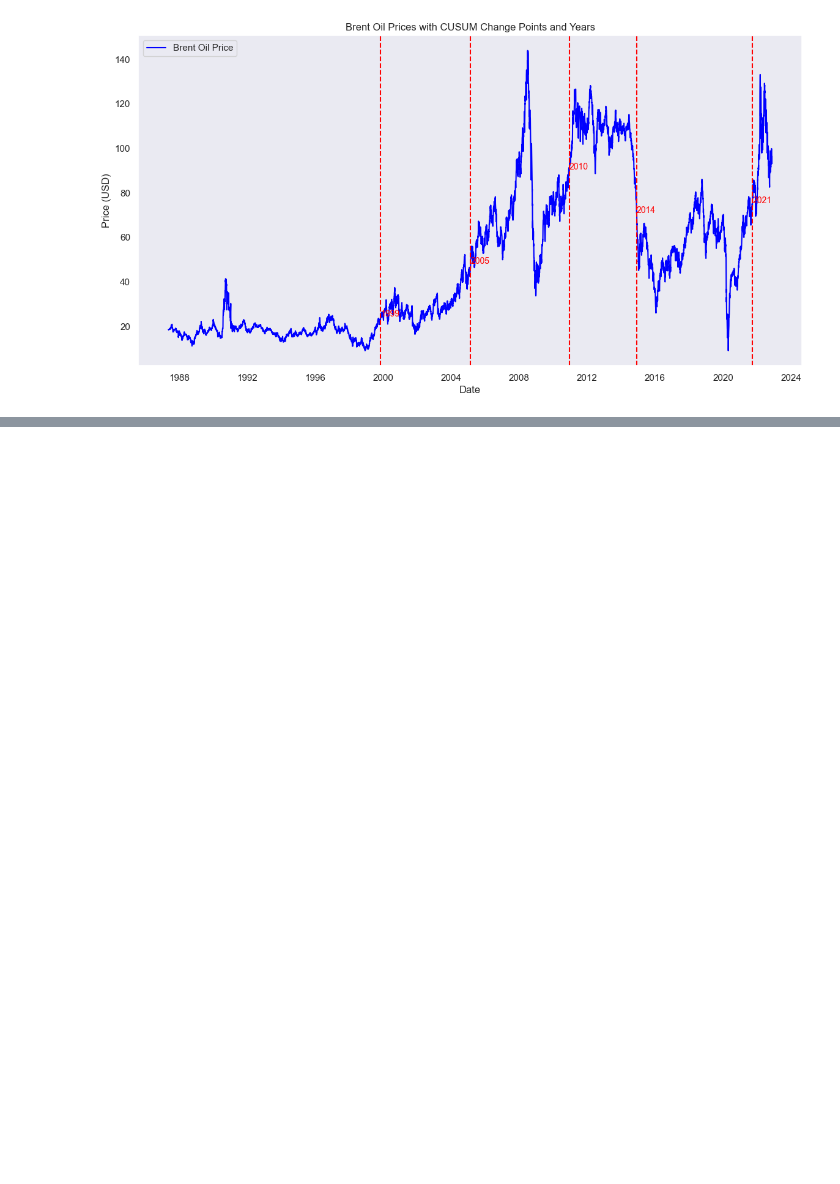
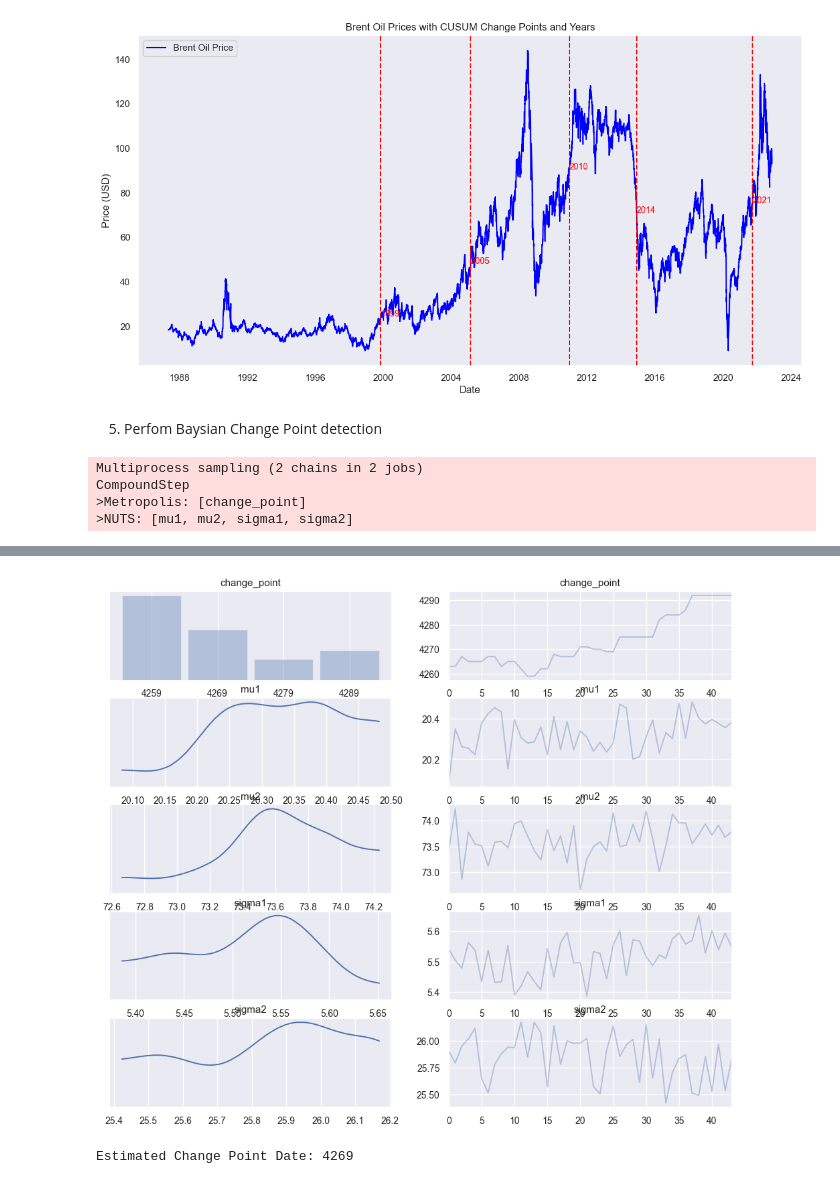
Before and after one commit to WildCayote/Brent-Oil-Market-Dynamics, a Jupyter notebook: notebooks/price_analysis.ipynb, the cells around one changed output, grey strips where cells are left out. Cells and saved outputs as stored; diff of their text form; code cells hidden in the pictures; blank space fills up the shorter version.

Commit message:
Feat: finished baysian change point analysis

```diff
--- a/notebooks/price_analysis.ipynb
+++ b/notebooks/price_analysis.ipynb
@@ -190,3 +194,43 @@ ts_analyzer.event_specific_impact()
 # %% [output]
 Detected change point years: [1999, 2005, 2010, 2014, 2021]
 [figure]
+# %% [markdown]
+5) Perfom Baysian Change Point detection
+# %%
+import pymc as pm
+import arviz as az
+
+analysis_data = data['Price'].values
+
+# Set informative mean priors based on your analysisd
+prior_mu = np.mean(analysis_data)  # Prior mean for the first segment
+
+with pm.Model() as model:
+    change_point = pm.DiscreteUniform('change_point', lower=0, upper=len(data) - 1)
+    mu1 = pm.Normal('mu1', mu=prior_mu, sigma=5)
+    mu2 = pm.Normal('mu2', mu=prior_mu, sigma=5)
+    sigma1 = pm.HalfNormal('sigma1', sigma=5)
+    sigma2 = pm.HalfNormal('sigma2', sigma=5)
+
+    likelihood = pm.Normal(
+        'likelihood',
+        mu=pm.math.switch(change_point >= np.arange(len(analysis_data)), mu1, mu2),
+        sigma=pm.math.switch(change_point >= np.arange(len(analysis_data)), sigma1, sigma2),
+        observed=analysis_data
+    )
+
+    trace = pm.sample(1000, tune=1000, chains=2, random_seed=42)
+
+    az.plot_trace(trace)
+    plt.show()
+
+    s_posterior = trace.posterior['change_point'].values.flatten()
+    change_point_estimate = int(np.median(s_posterior))
+    change_point_date = data.index[change_point_estimate]
+
+    print(f"Estimated Change Point Date: {change_point_date}")
+# %% [output]
+Multiprocess sampling (2 chains in 2 jobs)
+CompoundStep
+>Metropolis: [change_point]
+>NUTS: [mu1, mu2, sigma1, sigma2]
@@ -192,0 +240,2 @@ Detected change point years: [1999, 2005, 2010, 2014, 2021]
+[figure, added]
+Estimated Change Point Date: 4269
```
Also changed, not shown: parts of 3 cells of this notebook.
